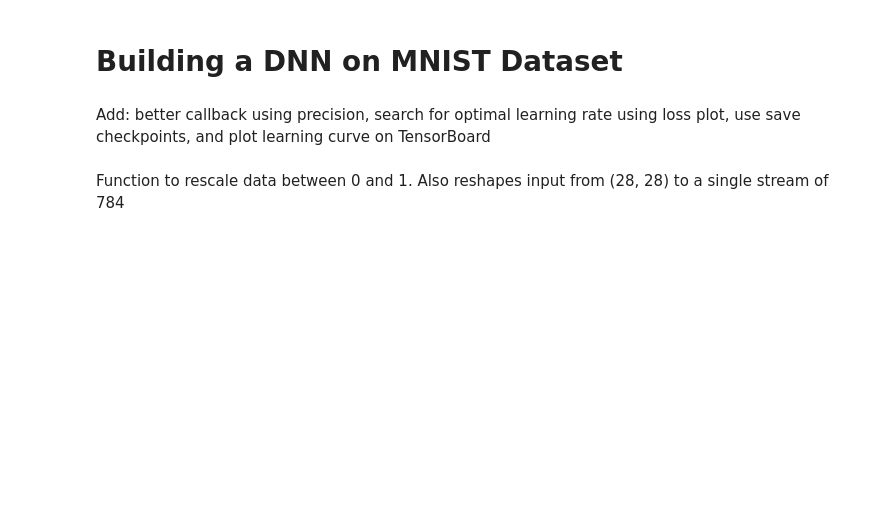
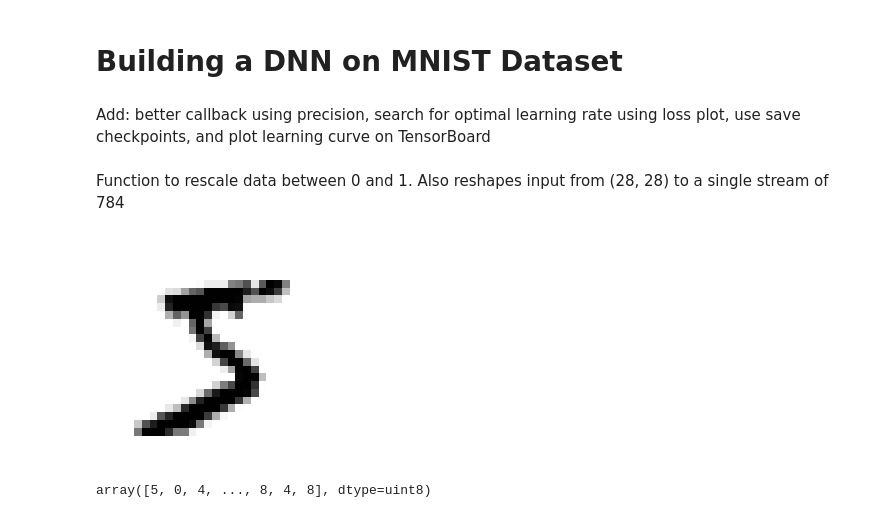
Before and after one commit to anderseline/TensorFlowLearning, a Jupyter notebook: BookExercises/Chapter10/Ch10AppendixExercise.ipynb, the cells around one changed output. Drawn from its saved outputs; the diff is of its cells as text; code cells hidden in the pictures; blank space fills up the shorter version.

```diff
--- a/BookExercises/Chapter10/Ch10AppendixExercise.ipynb
+++ b/BookExercises/Chapter10/Ch10AppendixExercise.ipynb
@@ -20,3 +23,13 @@ def app_norm(data):
     data_2d = data.reshape((nsamples, x*y))
     return norm.fit_transform(data_2d)
 X_train, X_valid, X_test = app_norm(X_train), app_norm(X_valid), app_norm(X_test)
+# %%
+plt.imshow(X_train[0].reshape(28, 28), cmap='binary')
+plt.axis('off')
+plt.show()
+# %% [output]
+[figure, added]
+# %%
+y_train
+# %% [output]
+array([5, 0, 4, ..., 8, 4, 8], dtype=uint8)
```
Also changed, not shown: parts of 21 cells of this notebook.
